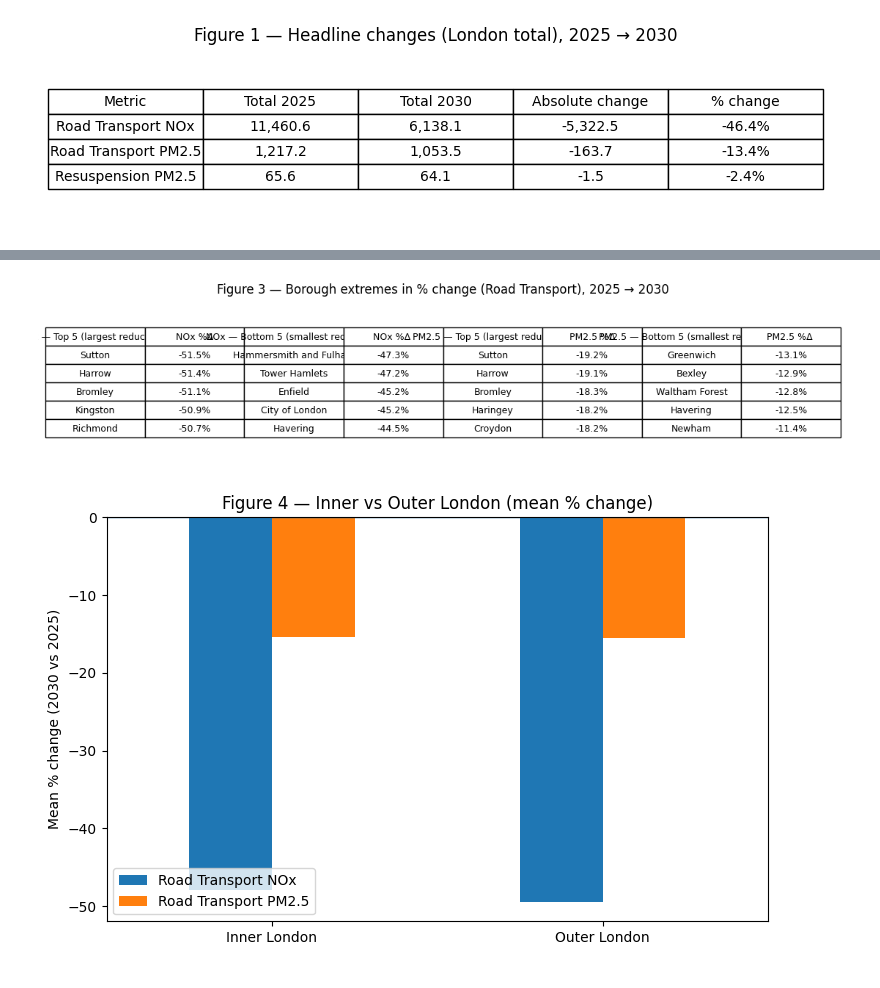
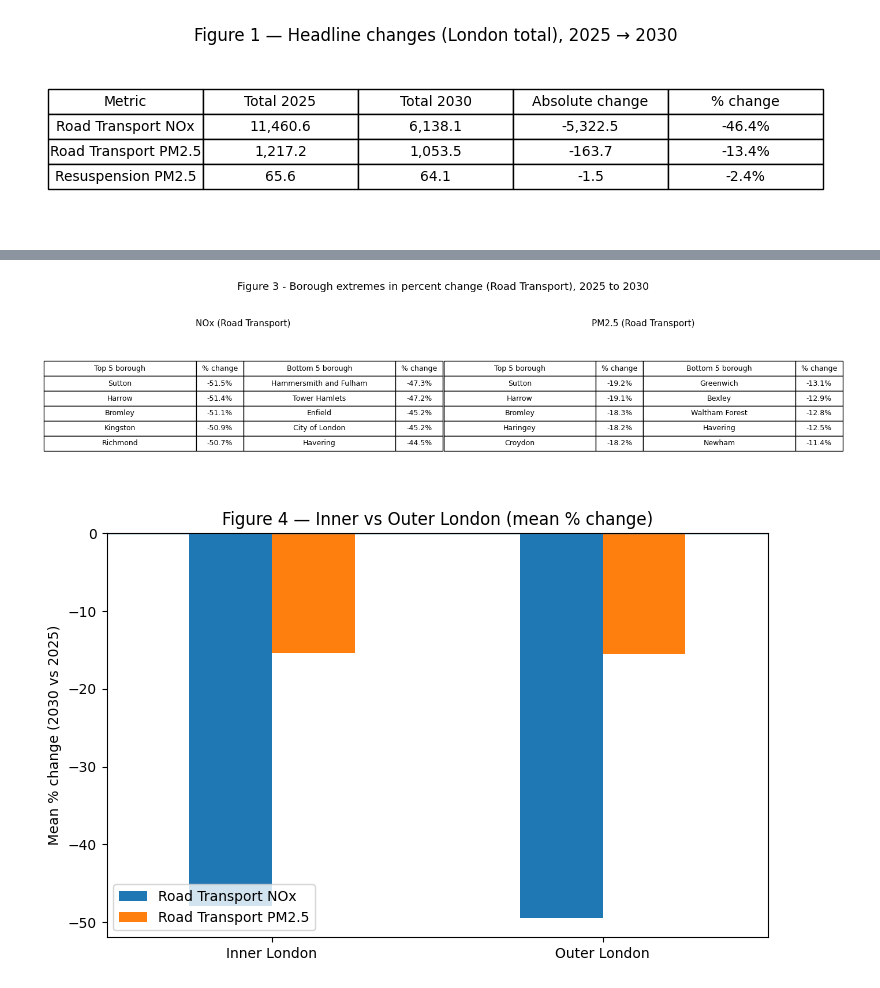
Before and after one commit to xwu23-max/QM2-Project, a Jupyter notebook: future_air_colab.ipynb, the cells around one changed output, grey strips where cells are left out. Saved outputs shown, nothing was run; the diff lists cells and outputs as text; code cells hidden in the pictures.

```diff
--- a/future_air_colab.ipynb
+++ b/future_air_colab.ipynb
@@ -266,37 +294,68 @@ display(IFrame(fig2b_path, width="100%", height=550))
 # %%
-# --- FIG 3: Top/Bottom 5 table (show + save) ---
+# --- FIG 3 (FIXED): Top/Bottom 5 extremes as two side-by-side tables (NOx vs PM2.5) ---
+
 def top_bottom(df: pd.DataFrame, n: int = 5):
-    s = df[["borough","pct_change"]].sort_values("pct_change")
+    s = df[["borough", "pct_change"]].sort_values("pct_change")
     return s.head(n).reset_index(drop=True), s.tail(n).reset_index(drop=True)
 
 top_nox, bottom_nox = top_bottom(m_rt_nox, 5)
 top_pm, bottom_pm = top_bottom(m_rt_pm25, 5)
 
-tb = pd.DataFrame({
-    "NOx — Top 5 (largest reductions)": top_nox["borough"],
-    "NOx %Δ": top_nox["pct_change"].map(lambda x: f"{x:.1f}%"),
-    "NOx — Bottom 5 (smallest reductions)": bottom_nox["borough"],
-    "NOx %Δ ": bottom_nox["pct_change"].map(lambda x: f"{x:.1f}%"),
-    "PM2.5 — Top 5 (largest reductions)": top_pm["borough"],
-    "PM2.5 %Δ": top_pm["pct_change"].map(lambda x: f"{x:.1f}%"),
-    "PM2.5 — Bottom 5 (smallest reductions)": bottom_pm["borough"],
-    "PM2.5 %Δ ": bottom_pm["pct_change"].map(lambda x: f"{x:.1f}%"),
+def fmt_pct(x):
+    return f"{x:.1f}%"
+
+tb_nox = pd.DataFrame({
+    "Top 5 borough": top_nox["borough"],
+    "% change": top_nox["pct_change"].map(fmt_pct),
+    "Bottom 5 borough": bottom_nox["borough"],
+    "% change (bottom)": bottom_nox["pct_change"].map(fmt_pct),
 })
 
-fig = plt.figure(figsize=(14, 2.8))
-ax = fig.add_subplot(111)
-ax.axis("off")
-tbl = ax.table(cellText=tb.values, colLabels=tb.columns, cellLoc="center", loc="center")
-tbl.auto_set_font_size(False)
-tbl.set_fontsize(9)
-tbl.scale(1, 1.5)
-plt.title("Figure 3 — Borough extremes in % change (Road Transport), 2025 → 2030", pad=10)
+tb_pm = pd.DataFrame({
+    "Top 5 borough": top_pm["borough"],
+    "% change": top_pm["pct_change"].map(fmt_pct),
+    "Bottom 5 borough": bottom_pm["borough"],
+    "% change (bottom)": bottom_pm["pct_change"].map(fmt_pct),
+})
+
+fig, axes = plt.subplots(1, 2, figsize=(14, 3.4))
+for ax in axes:
+    ax.axis("off")
+
+def draw_table(ax, df, subtitle):
+    # Keep headers short (ASCII) to avoid font/encoding issues and overlap
+    col_labels = ["Top 5 borough", "% change", "Bottom 5 borough", "% change"]
+    cell_text = df[["Top 5 borough", "% change", "Bottom 5 borough", "% change (bottom)"]].values
+
+    tbl = ax.table(
+        cellText=cell_text,
+        colLabels=col_labels,
+        cellLoc="center",
+        loc="center",
+        # control widths to prevent overlap
+        colWidths=[0.42, 0.13, 0.42, 0.13],
+    )
+    tbl.auto_set_font_size(False)
+    tbl.set_fontsize(9)
+    tbl.scale(1, 1.6)
+    ax.set_title(subtitle, fontsize=11, pad=8)
+
+draw_table(axes[0], tb_nox, "NOx (Road Transport)")
+draw_table(axes[1], tb_pm, "PM2.5 (Road Transport)")
+
+fig.suptitle(
+    "Figure 3 - Borough extremes in percent change (Road Transport), 2025 to 2030",
+    fontsize=13,
+    y=1.05
+)
+plt.tight_layout()
+
+fig3_path = os.path.join(OUT_DIR, "fig3_top_bottom5_table.png")
+plt.savefig(fig3_path, dpi=220, bbox_inches="tight")
 plt.show()
-fig3_path = os.path.join(OUT_DIR, "fig3_top_bottom5_table.png")
-fig.savefig(fig3_path, dpi=220, bbox_inches="tight")
 plt.close(fig)
 # %% [output]
-[figure, old version]
+[figure, new version]
 # %%
 
 # --- FIG 4: Inner vs Outer mean % change (show + save) ---
```
Also changed, not shown: parts of 5 cells of this notebook.
